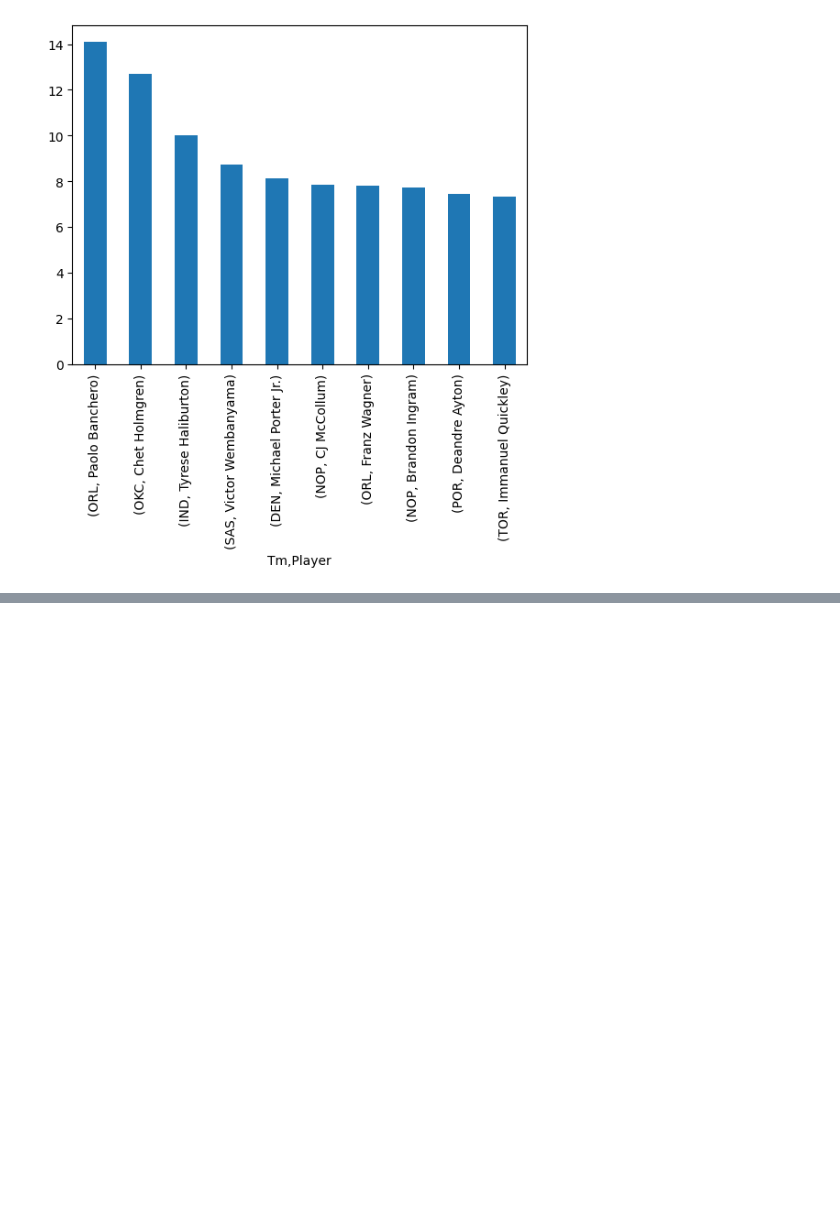
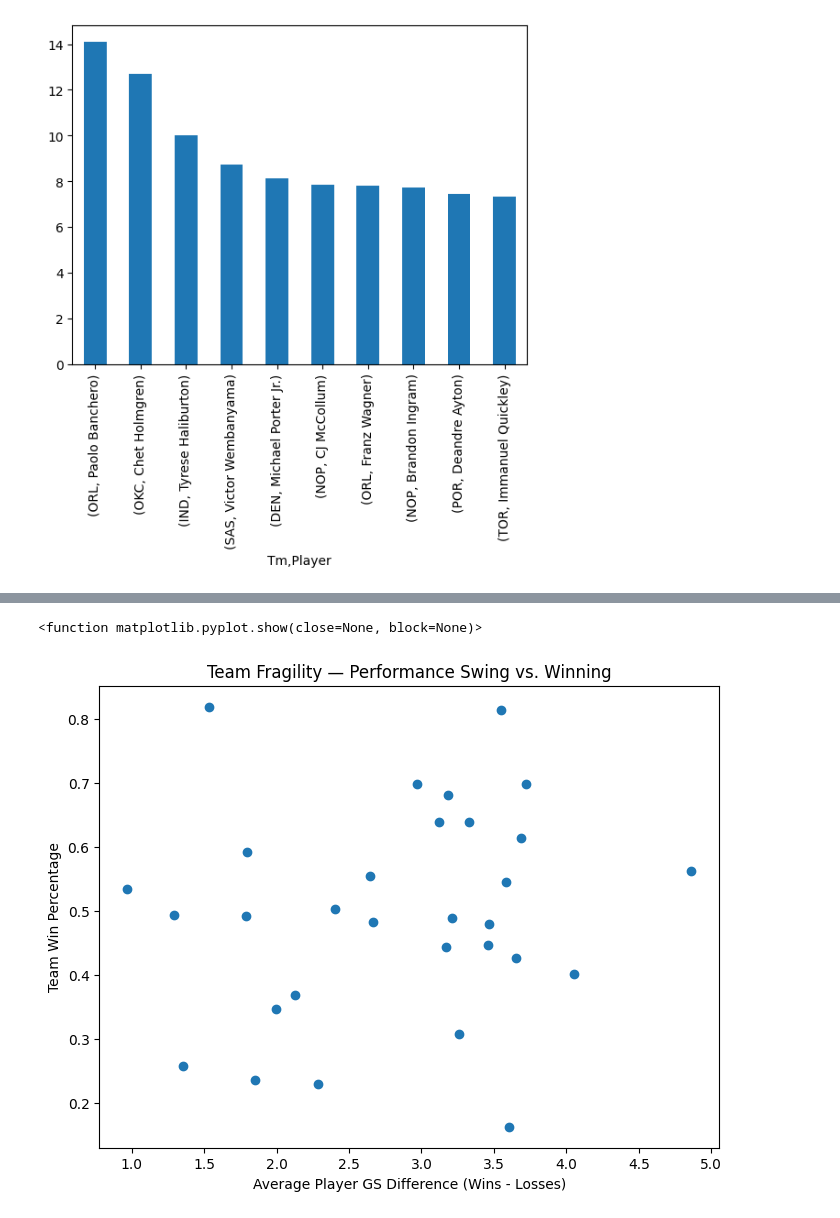
Before and after one commit to JamesDerrick22/cs130-project, a Jupyter notebook: Analysis.ipynb, the cells around one changed output, grey strips where cells are left out. Saved outputs shown, nothing was run; the diff lists cells and outputs as text; code cells hidden in the pictures; blank space fills up the shorter version.

```diff
--- a/Analysis.ipynb
+++ b/Analysis.ipynb
@@ -184,3 +184,6 @@ filtered_stats['Diff'].head(10).plot(kind='bar')
 # %% [output]
 <Axes: xlabel='Tm,Player'>
 [figure]
+# %%
+team_player = filtered_stats.reset_index()
+team_player.head()
@@ -186,0 +197,7 @@ filtered_stats['Diff'].head(10).plot(kind='bar')
+# %%
+team_diff = (
+    team_player
+    .groupby('Tm')['Diff']
+    .mean()
+    .sort_values(ascending=False)
+)
@@ -186,0 +224,9 @@ filtered_stats['Diff'].head(10).plot(kind='bar')
+# %%
+team_wins = (
+    df.groupby('Tm')['Res']
+    .value_counts(normalize=True)
+    .unstack()
+)
+
+team_wins['Win_pct'] = team_wins['W']
+team_wins.head()
@@ -186,0 +241,3 @@ filtered_stats['Diff'].head(10).plot(kind='bar')
+# %%
+team_summary = team_wins[['Win_pct']].join(team_diff)
+team_summary.head()
@@ -186,0 +252,15 @@ filtered_stats['Diff'].head(10).plot(kind='bar')
+# %%
+import matplotlib.pyplot as plt
+
+plt.figure(figsize=(8,6))
+plt.scatter(team_summary['Diff'], team_summary['Win_pct'])
+
+plt.xlabel('Average Player GS Difference (Wins - Losses)')
+plt.ylabel('Team Win Percentage')
+plt.title('Team Fragility — Performance Swing vs. Winning')
+
+plt.savefig('team_fragility_scatter.png')
+plt.show
+# %% [output]
+<function matplotlib.pyplot.show(close=None, block=None)>
+[figure, added]
```
Also changed, not shown: parts of 8 cells of this notebook, 1 other file.
